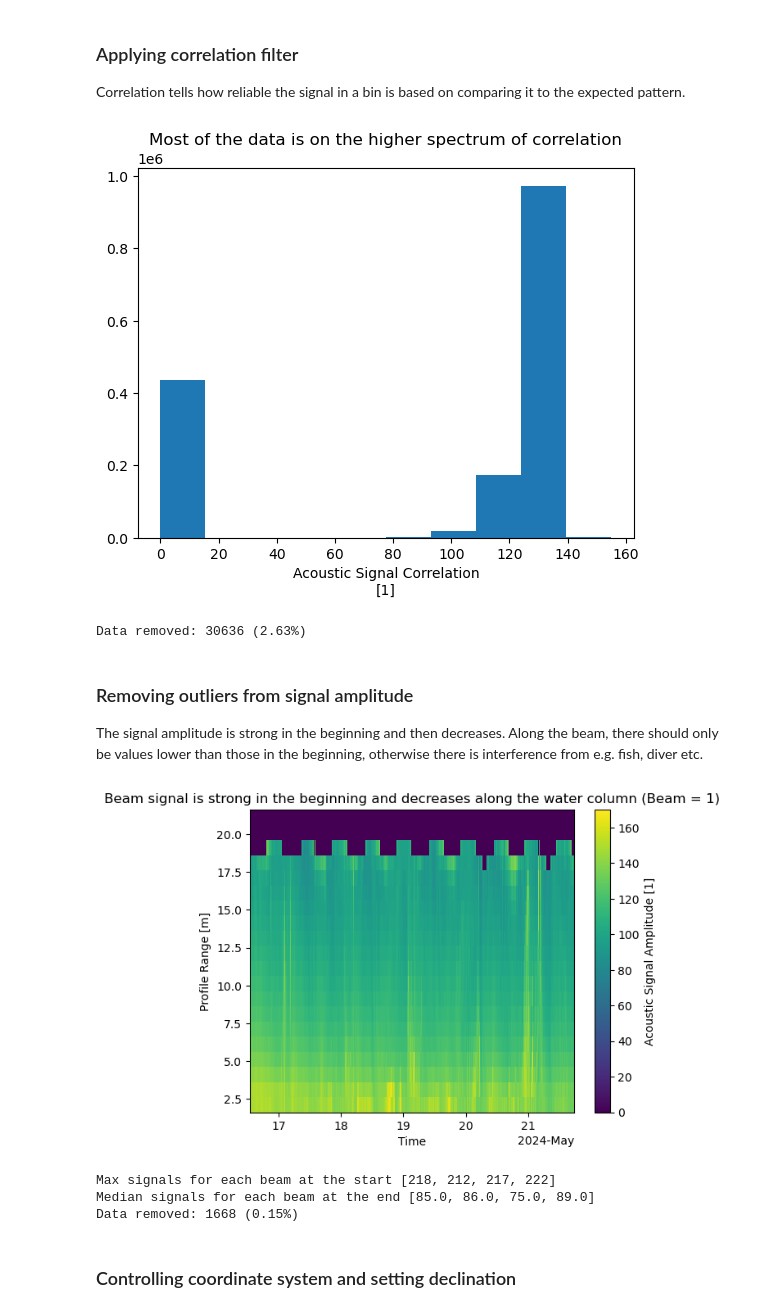
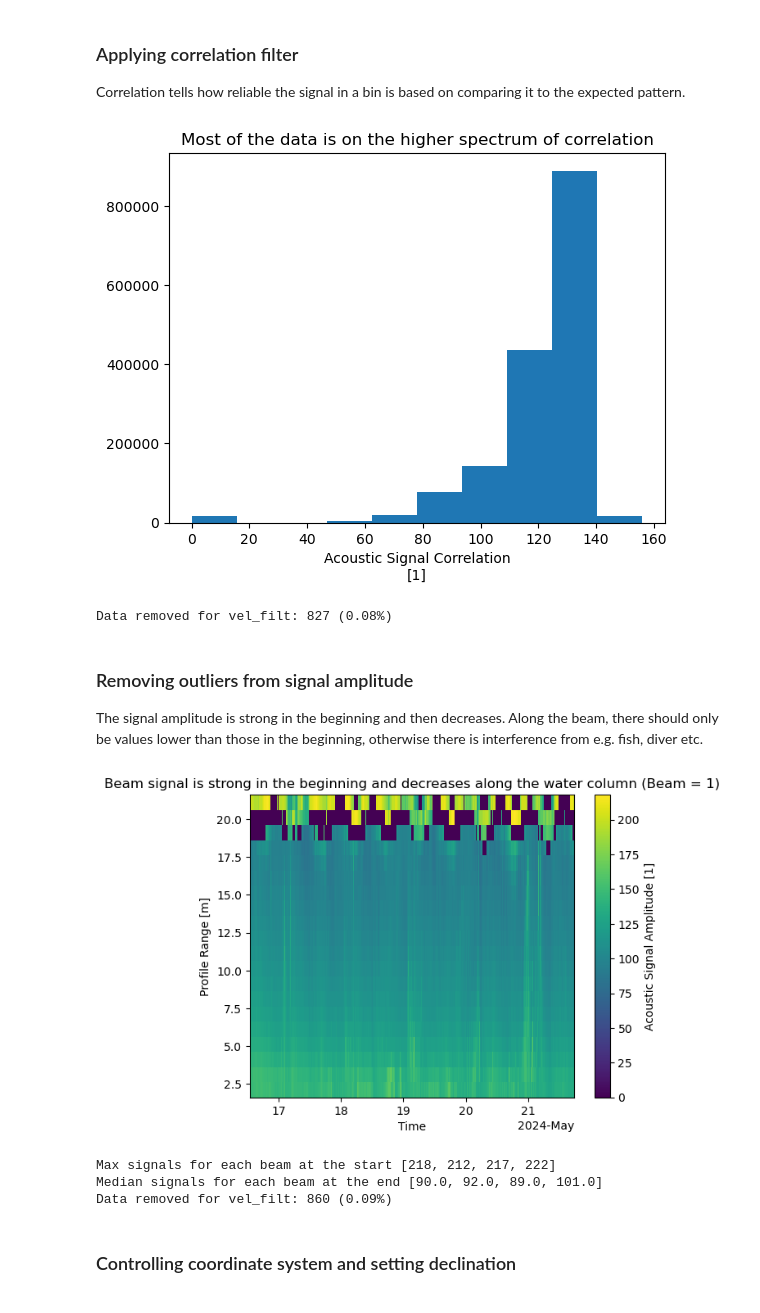
Before and after one commit to AnurovaPrykhodko/ADCP-internship, a Jupyter notebook: raw_data_processing.ipynb, the cells around one changed output. Drawn from its saved outputs; the diff is of its cells as text; code cells hidden in the pictures.

Commit message:
Improved tidal filtering, added normalization and interpolation

```diff
--- a/raw_data_processing.ipynb
+++ b/raw_data_processing.ipynb
@@ -121,0 +184,39 @@ plt.show()
+# %%
+#Reconvert the normalized height in real height (zn_new*h)
+ds_filt = ds_filt.assign_coords(
+z = ds_filt['zn_new'] * ds_filt['depth']
+)
+
+# Interpolating back to range coordinate
+vel_filt = xr.apply_ufunc(
+    my.interp_profile,
+    ds_filt['vel_no_tides'],       # (dir, zn_new, time)
+    ds_filt['z'],                  # (zn_new)
+    kwargs={'coord_new': ds_filt['range'].values},  #target grid: fixed grid
+    input_core_dims=[['zn_new'],['zn_new']],
+    output_core_dims=[['range']],
+    exclude_dims=set(('zn_new',)),
+    vectorize=True,
+    dask='parallelized',
+    output_dtypes=[float],
+    dask_gufunc_kwargs={'output_sizes': {'range': len(ds_filt['range'])}},
+)
+
+# Assign the new coordinate
+vel_filt = vel_filt.assign_coords(range=ds_filt['range']).transpose('dir', 'range', 'time')
+
+# Save results to new dataset
+ds_2 = ds_1.copy()
+ds_2['vel_filt'] = vel_filt
+ds_2['vel_filt'].attrs = {
+    'long_name': 'Velocity filtered',
+    'units': 'Water Velocity m s-1',
+    'description': 'Velocity filtered from tidal flucuations'
+}
+
+ds_2['temp_filt'] = ds_filt['temp_no_tides']
+ds_2['temp_filt'].attrs = {
+    'long_name': 'Temperature filtered',
+    'units': 'Degree C',
+    'description': 'Temperature filtered from tidal flucuations'
+}
@@ -126,15 +256,15 @@ Correlation tells how reliable the signal in a bin is based on comparing it to t
 # %%
 ds_2.corr.plot()
 plt.title('Most of the data is on the higher spectrum of correlation')
 plt.show()
 
 corr_thresh=100
-ds_3 = api.clean.correlation_filter(ds_2, thresh=corr_thresh)
+ds_3 = my.correlation_filter(ds_2, thresh=corr_thresh)
 
-my.print_data_removed(ds_2, ds_3)
+my.print_data_removed(ds_2, ds_3, 'vel_filt')
 # %% [output]
-[figure, old version]
+[figure, new version]
-Data removed: 30636 (2.63%)
+Data removed for vel_filt: 827 (0.08%)
 # %% [markdown]
 ### Removing outliers from signal amplitude
 
@@ -161,12 +291,12 @@ print(f'Median signals for each beam at the end {median_signals} ')
 #outliers are set to NaN assuming linear decay of signal,
 #and if less than 3 beams valid, velocity is set to Nan too.
 ds_4 = my.remove_outliers(ds_3, bottom_threshold=225, surface_threshold=100)
-print_data_removed(ds_3, ds_4)
+my.print_data_removed(ds_3, ds_4, 'vel_filt')
 # %% [output]
-[figure, old version]
+[figure, new version]
 Max signals for each beam at the start [218, 212, 217, 222]
-Median signals for each beam at the end [85.0, 86.0, 75.0, 89.0]
-Data removed: 1668 (0.15%)
+Median signals for each beam at the end [90.0, 92.0, 89.0, 101.0]
+Data removed for vel_filt: 860 (0.09%)
 # %% [markdown]
 ###  Controlling coordinate system and setting declination
 # %%
```
Also changed, not shown: parts of 17 cells of this notebook, 2 other files.
